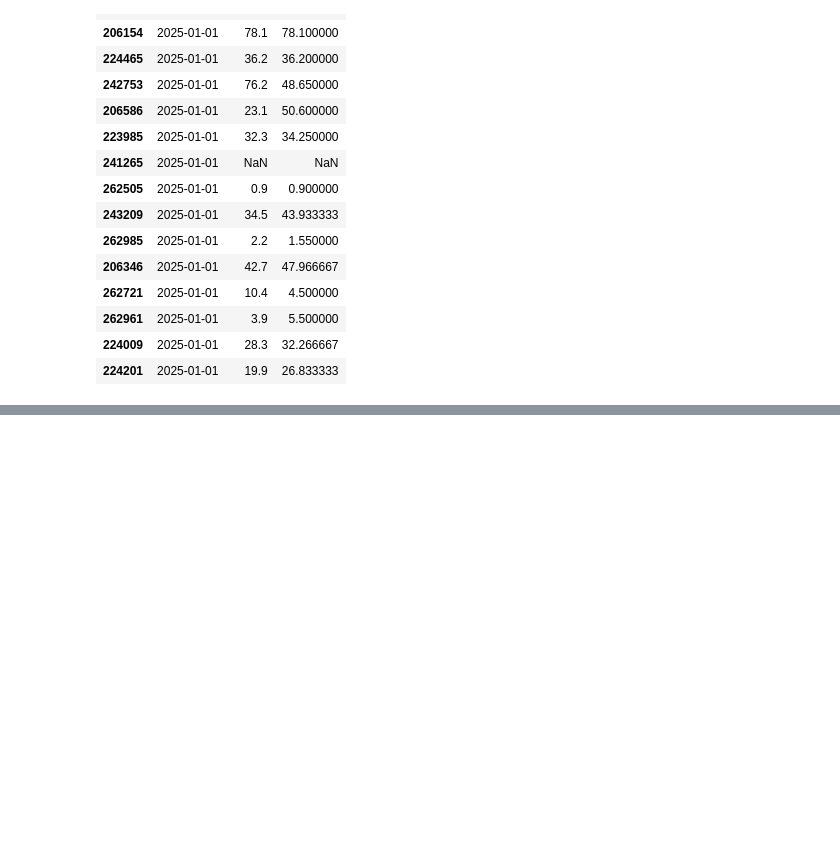
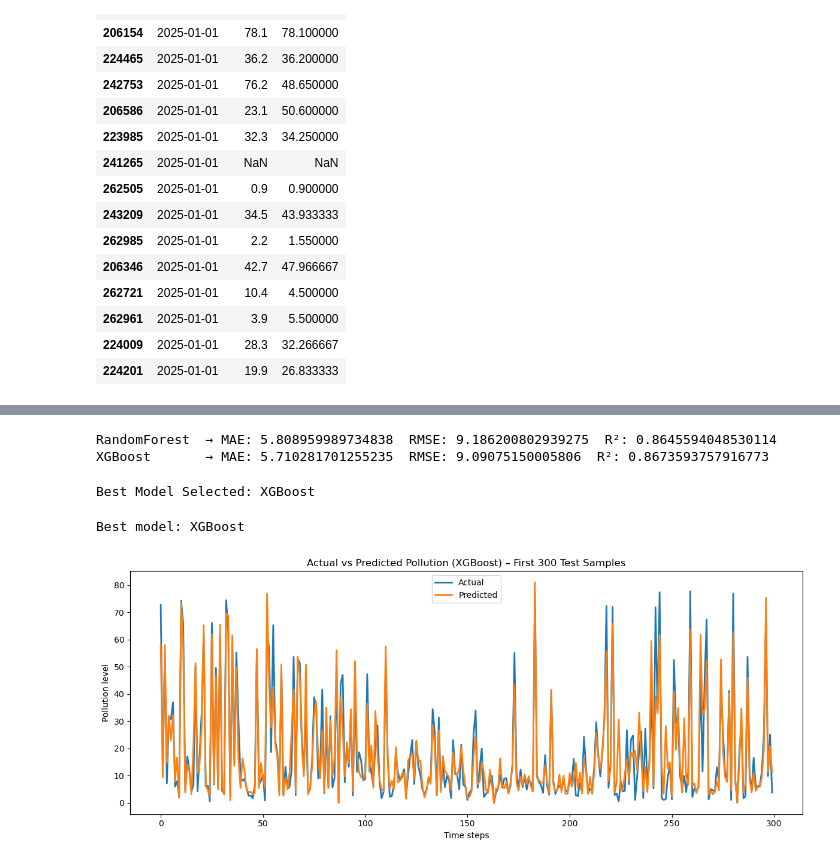
Before and after one commit to JayaSaiKishore7/AirQuality_AnalysisFR, a Jupyter notebook: notebooks/EDA.ipynb, the cells around one changed output, grey strips where cells are left out. Drawn from its saved outputs; the diff is of its cells as text; code cells hidden in the pictures; blank space fills up the shorter version.

Commit message:
Model Training and app.py file

```diff
--- a/notebooks/EDA.ipynb
+++ b/notebooks/EDA.ipynb
@@ -1313,0 +862,4 @@ comparison
+# %%
+df_sample = df_sample.drop(columns=["Date de début"], errors="ignore")
+df_sample = df_sample.sort_values("date")
+df_sample.columns
@@ -1313,0 +922,14 @@ comparison
+# %%
+from xgboost import XGBRegressor
+
+xgb_model = XGBRegressor(
+    n_estimators=300,
+    learning_rate=0.05,
+    max_depth=8,
+    subsample=0.8,
+    colsample_bytree=0.8,
+    random_state=42
+)
+
+xgb_model.fit(X_train, y_train)
+xgb_pred = xgb_model.predict(X_test)
@@ -1313,0 +938,18 @@ comparison
+# %%
+from sklearn.metrics import mean_absolute_error, mean_squared_error, r2_score
+import numpy as np
+
+def evaluate(true, pred):
+    mae = mean_absolute_error(true, pred)
+    rmse = np.sqrt(mean_squared_error(true, pred))
+    r2 = r2_score(true, pred)
+    return mae, rmse, r2
+
+rf_mae, rf_rmse, rf_r2 = evaluate(y_test, rf_pred)
+xgb_mae, xgb_rmse, xgb_r2 = evaluate(y_test, xgb_pred)
+
+print("RandomForest  → MAE:", rf_mae, " RMSE:", rf_rmse, " R²:", rf_r2)
+print("XGBoost       → MAE:", xgb_mae, " RMSE:", xgb_rmse, " R²:", xgb_r2)
+# %% [output]
+RandomForest  → MAE: 5.808959989734838  RMSE: 9.186200802939275  R²: 0.8645594048530114
+XGBoost       → MAE: 5.710281701255235  RMSE: 9.09075150005806  R²: 0.8673593757916773
@@ -1313,0 +958,7 @@ comparison
+# %%
+best_model = rf_model if rf_rmse < xgb_rmse else xgb_model
+best_name = "RandomForest" if rf_rmse < xgb_rmse else "XGBoost"
+
+print("\nBest Model Selected:", best_name)
+# %% [output]
+Best Model Selected: XGBoost
@@ -1313,0 +967,30 @@ comparison
+# %%
+import matplotlib.pyplot as plt
+
+# If you haven't set this earlier, pick best by RMSE:
+# (comment this out if you already created best_model)
+from sklearn.metrics import mean_squared_error
+import numpy as np
+
+rf_rmse = np.sqrt(mean_squared_error(y_test, rf_pred))
+xgb_rmse = np.sqrt(mean_squared_error(y_test, xgb_pred))
+
+best_model = rf_model if rf_rmse < xgb_rmse else xgb_model
+best_name = "RandomForest" if rf_rmse < xgb_rmse else "XGBoost"
+best_pred = rf_pred if rf_rmse < xgb_rmse else xgb_pred
+
+print("Best model:", best_name)
+
+# Plot first 300 points
+plt.figure(figsize=(12, 5))
+plt.plot(y_test.values[:300], label="Actual", linewidth=2)
+plt.plot(best_pred[:300], label="Predicted", linewidth=2)
+plt.title(f"Actual vs Predicted Pollution ({best_name}) – First 300 Test Samples")
+plt.xlabel("Time steps")
+plt.ylabel("Pollution level")
+plt.legend()
+plt.tight_layout()
+plt.show()
+# %% [output]
+Best model: XGBoost
+[figure, added]
```
Also changed, not shown: parts of 70 cells of this notebook, 2 other files.
